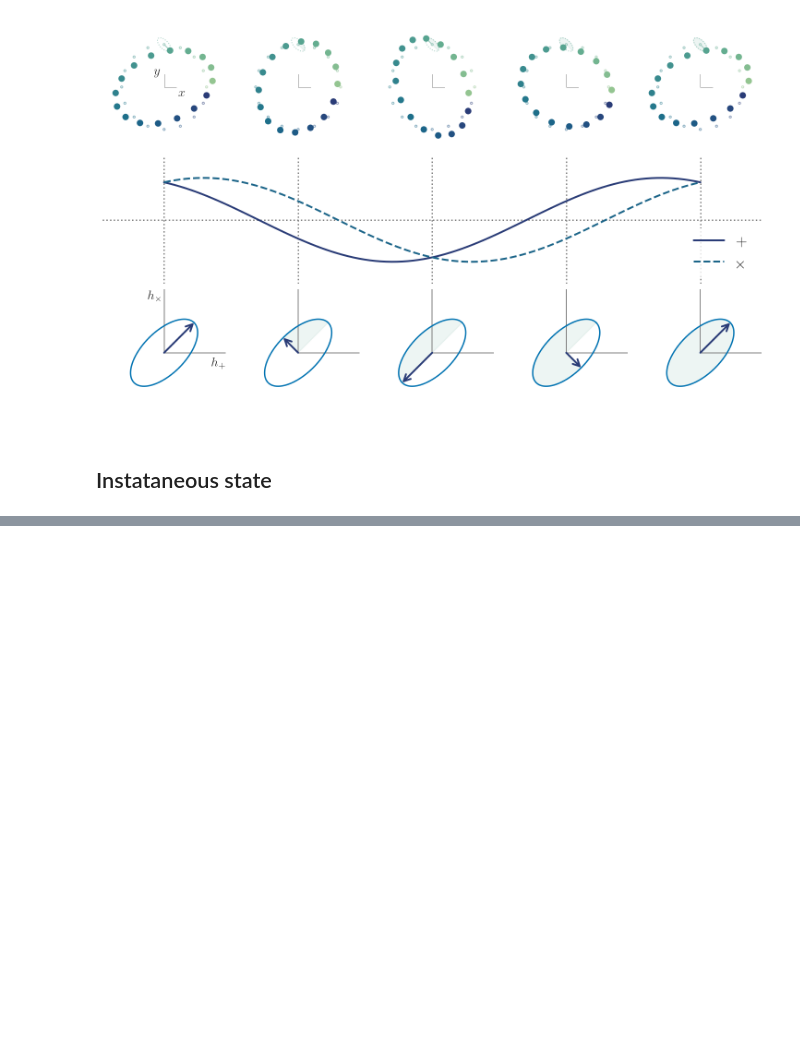
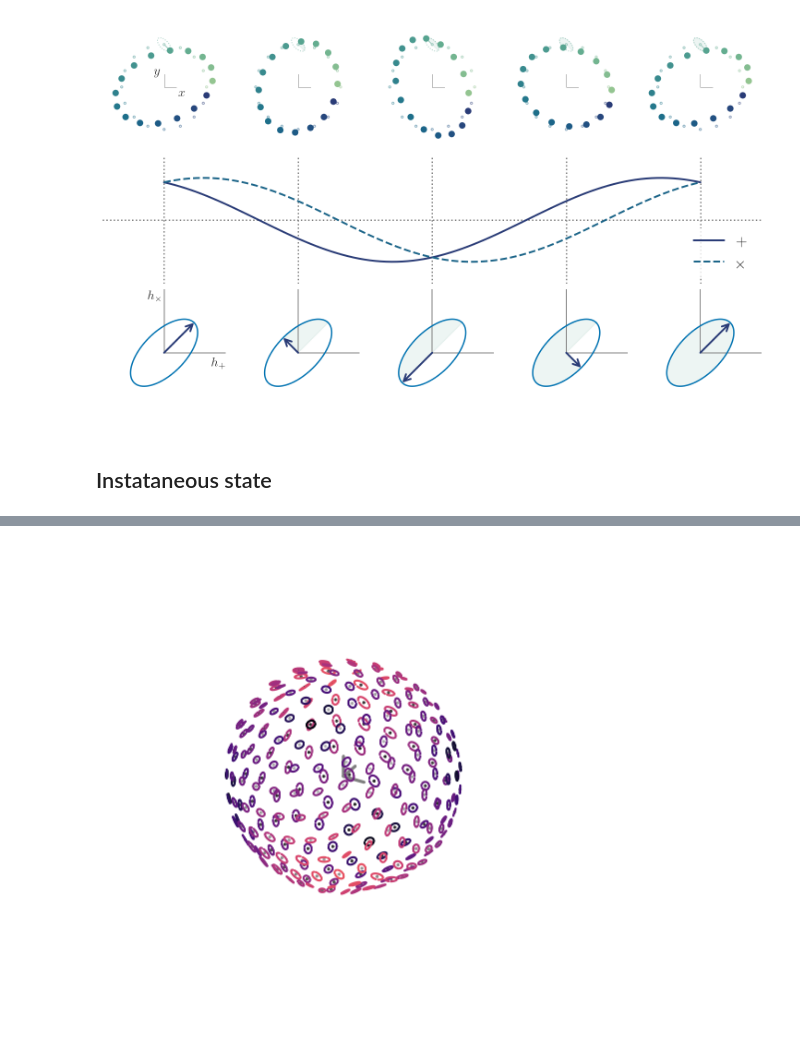
Before and after one commit to maxisi/gwpols, a Jupyter notebook: notebooks/pol_diagram.ipynb, the cells around one changed output, grey strips where cells are left out. Cells and saved outputs as stored; diff of their text form; code cells hidden in the pictures; blank space fills up the shorter version.

```diff
--- a/notebooks/pol_diagram.ipynb
+++ b/notebooks/pol_diagram.ipynb
@@ -401,6 +403,13 @@ for wt in linspace(0, 2*pi, nfs):
     figlist.append(get_snap(wt, ellip=0, theta=pi/2))
     plt.close()
 imageio.mimsave('pol_lin_c.gif', figlist, fps=12);
+# %%
+nfs = 50
+figlist = []
+for wt in linspace(0, 2*pi, nfs):
+    figlist.append(get_snap(wt, ellip=0, theta=pi/4))
+    plt.close()
+imageio.mimsave('pol_lin_diag.gif', figlist, fps=12);
 # %%
 nfs = 50
 figlist = []
@@ -410,0 +603,5 @@ imageio.mimsave('pol_ellip.gif', figlist, fps=12);
+# %%
+for wt in linspace(0, 2*pi, 1):
+    sphere_snap(wt, nsphere=256, rcircle=0.2);
+# %% [output]
+[figure, added]
```
Also changed, not shown: parts of 12 cells of this notebook, 8 other files.
